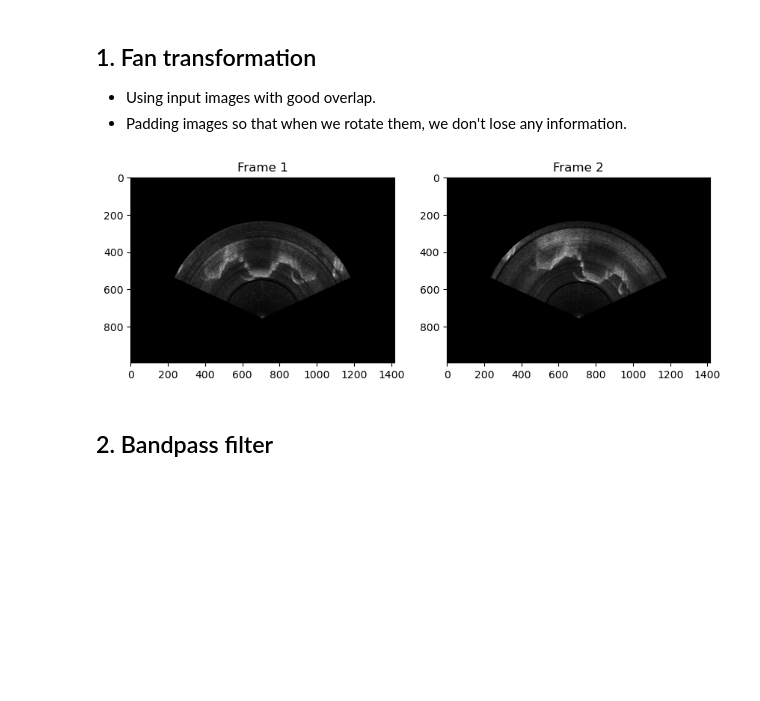
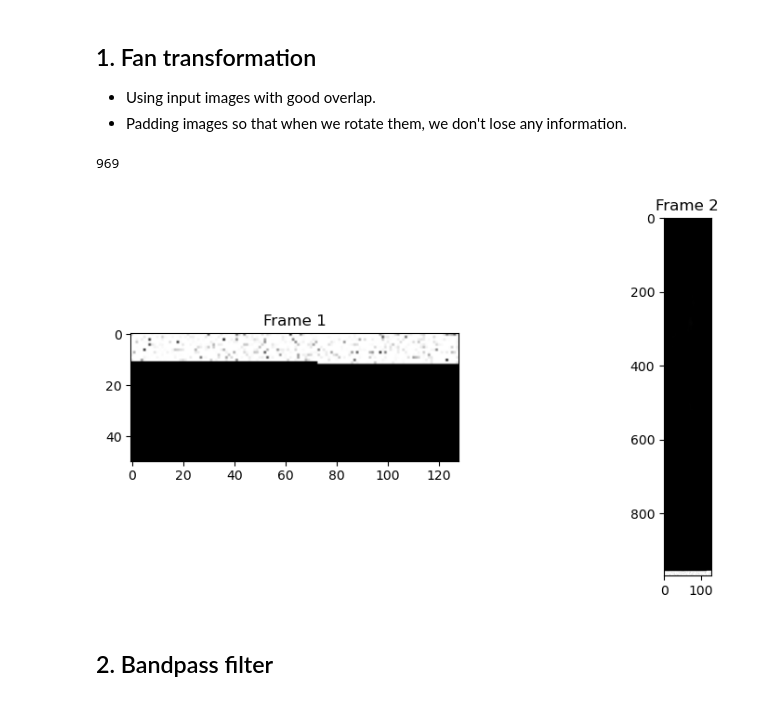
Before and after one commit to jp-pino/sonar-registration, a Jupyter notebook: fourier-mellin.ipynb, the cells around one changed output. Cells and saved outputs as stored; diff of their text form; code cells hidden in the pictures; blank space fills up the shorter version.

Commit message:
Optimized pipeline. Started PGO

```diff
--- a/fourier-mellin.ipynb
+++ b/fourier-mellin.ipynb
@@ -76,30 +76,40 @@ def fourier_mellin(a, b):
 # %%
 fig, axes = plt.subplots(1, 2, figsize=(10, 5))
 ax = axes.ravel()
 
-generator = binlog.read_ping("logs/log-multibeam.bez", start_frame=75912)
+generator = binlog.read_ping("logs/tritech-2.bez")
+
 
 _, a_data, _, aperture, _ = next(generator)
-for i in range(76873 - 75912): next(generator)
+for i in range(400): next(generator)
 _, b_data, _, aperture, _ = next(generator)
 
+for b, ts in binlog.read_binlog("logs/tritech.bez"):
+    if b is None: continue
+    print(b.number_of_ranges)
+    break
+
+# Crop data by half only vertically
+a_data = a_data[::-1][:50]
+
 ### Apply fan transformation
-a_raw, _ = image.extract_data_and_mask(image.to_fan(a_data, aperture))
+a_raw, _ = image.extract_data_and_mask(image.to_fan(a_data[::-1], aperture))
 b_raw, mask = image.extract_data_and_mask(image.to_fan(b_data, aperture))
 
 # Pad the images by half of the image size
 pad_size = np.max(a_raw.shape) // 4
 a = np.pad(a_raw, pad_size)
 b = np.pad(b_raw, pad_size)
 mask = np.pad(mask, pad_size)
 
 ax[0].set_title("Frame 1")
-ax[0].imshow(a, cmap='gray')
+ax[0].imshow(a_data, cmap='gray')
 ax[1].set_title("Frame 2")
-ax[1].imshow(b, cmap='gray')
+ax[1].imshow(b_data, cmap='gray')
 plt.show()
 # %% [output]
+969
-[figure, old version]
+[figure, new version]
 # %% [markdown]
 ## 2. Bandpass filter
 # %%
```
Also changed, not shown: 14 other files.
